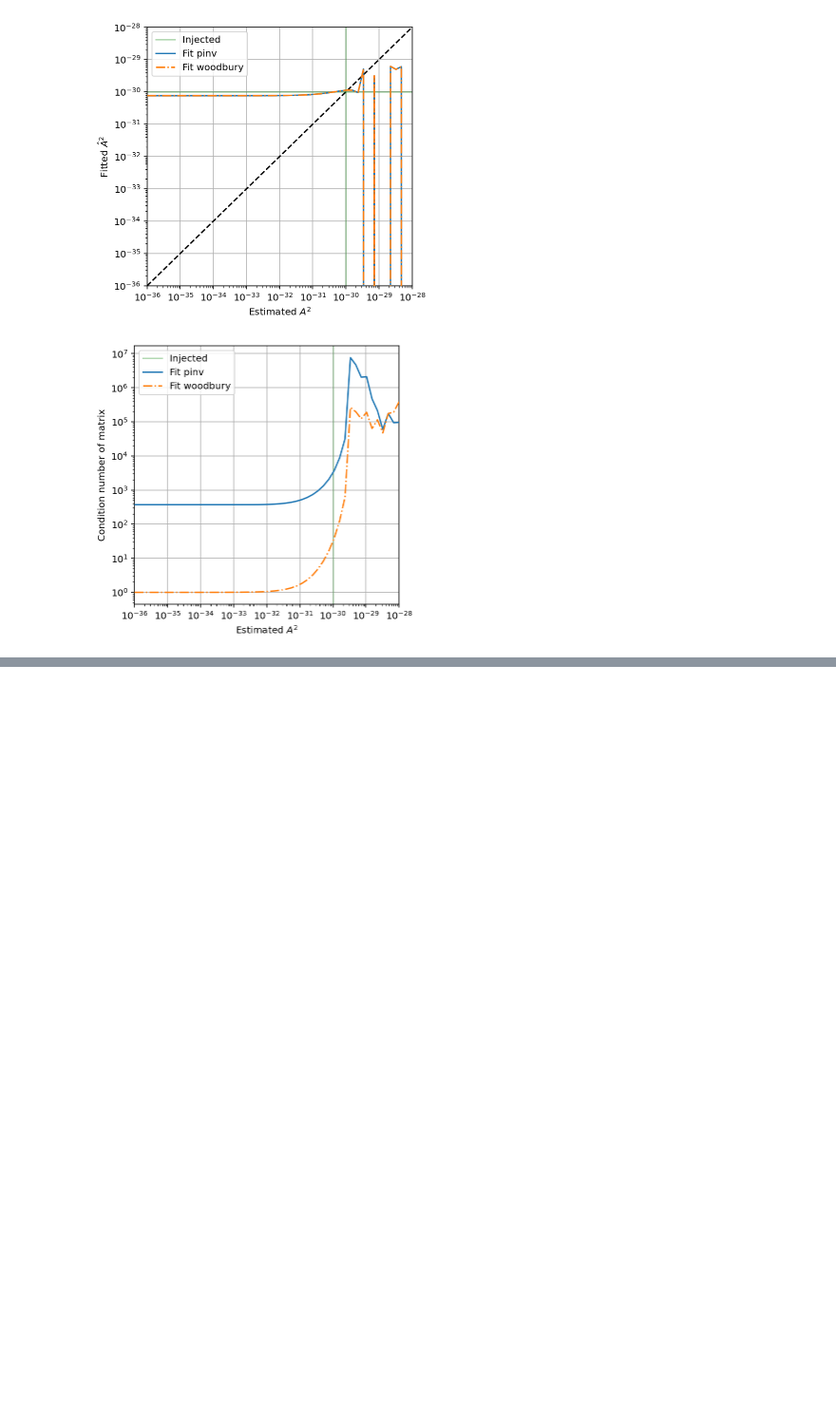
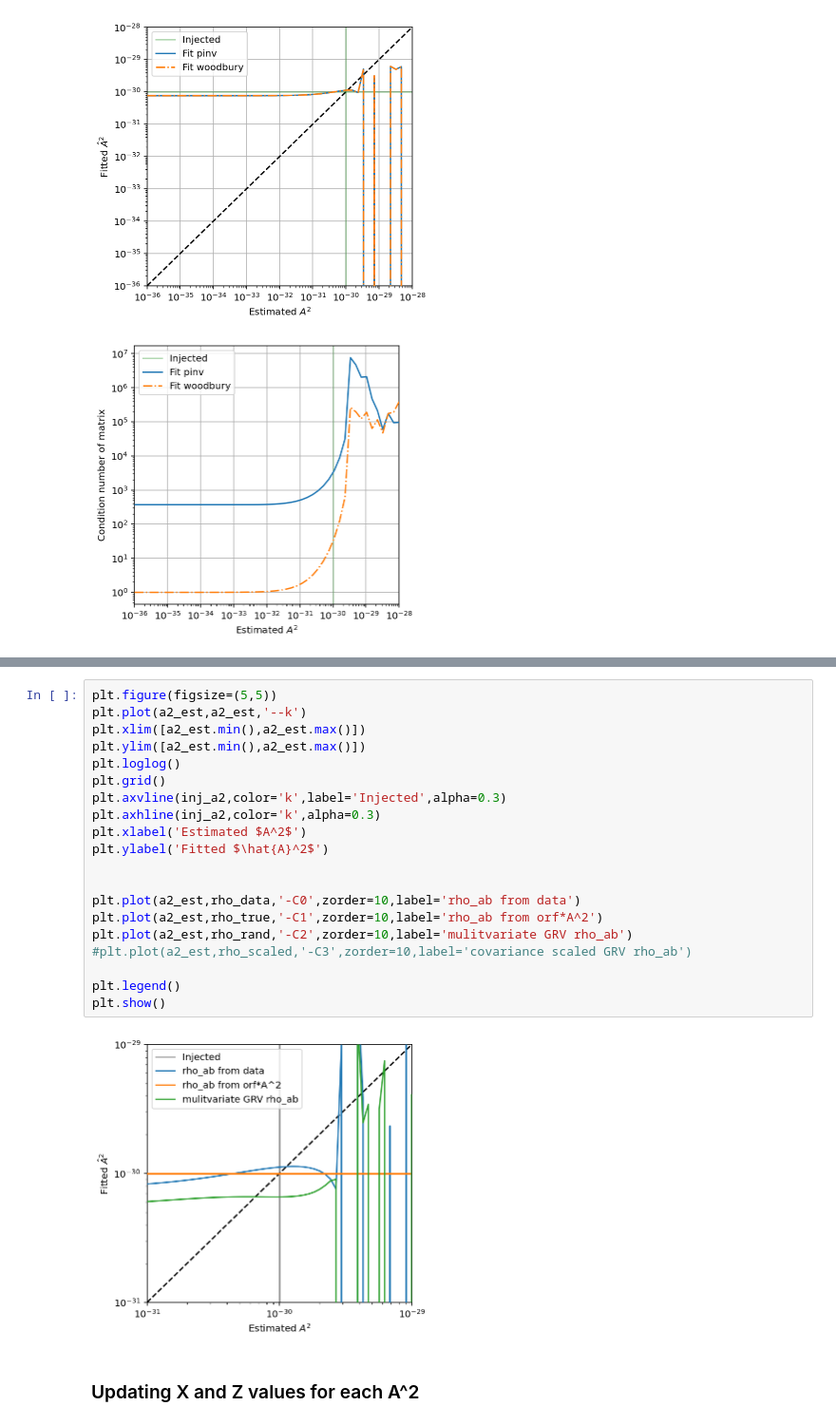
Before and after one commit to GersbachKa/defiant, a Jupyter notebook: notebooks/fixing_numerical_instability.ipynb, the cells around one changed output, grey strips where cells are left out. Shown: that part at 95% size. Saved outputs shown, nothing was run; the diff lists cells and outputs as text; blank space fills up the shorter version.

```diff
--- a/notebooks/fixing_numerical_instability.ipynb
+++ b/notebooks/fixing_numerical_instability.ipynb
@@ -377,0 +455,24 @@ plt.show()
+# %%
+plt.figure(figsize=(5,5))
+plt.plot(a2_est,a2_est,'--k')
+plt.xlim([a2_est.min(),a2_est.max()])
+plt.ylim([a2_est.min(),a2_est.max()])
+plt.loglog()
+plt.grid()
+plt.axvline(inj_a2,color='k',label='Injected',alpha=0.3)
+plt.axhline(inj_a2,color='k',alpha=0.3)
+plt.xlabel('Estimated $A^2$')
+plt.ylabel('Fitted $\hat{A}^2$')
+
+
+plt.plot(a2_est,rho_data,'-C0',zorder=10,label='rho_ab from data')
+plt.plot(a2_est,rho_true,'-C1',zorder=10,label='rho_ab from orf*A^2')
+plt.plot(a2_est,rho_rand,'-C2',zorder=10,label='mulitvariate GRV rho_ab')
+#plt.plot(a2_est,rho_scaled,'-C3',zorder=10,label='covariance scaled GRV rho_ab')
+
+plt.legend()
+plt.show()
+# %% [output]
+[figure, added]
+# %% [markdown]
+### Updating X and Z values for each A^2
```
Also changed, not shown: parts of 9 cells of this notebook, 1 other file.
